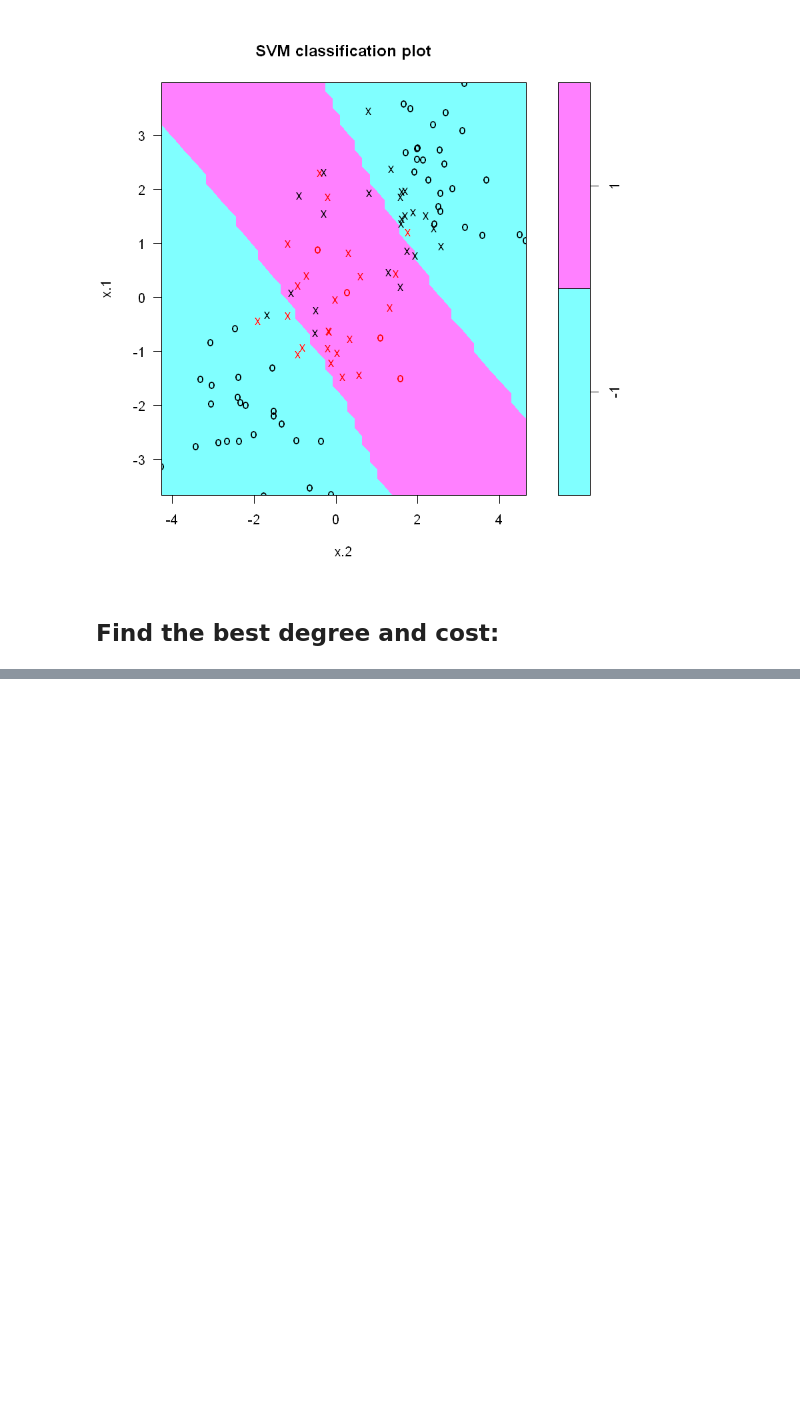
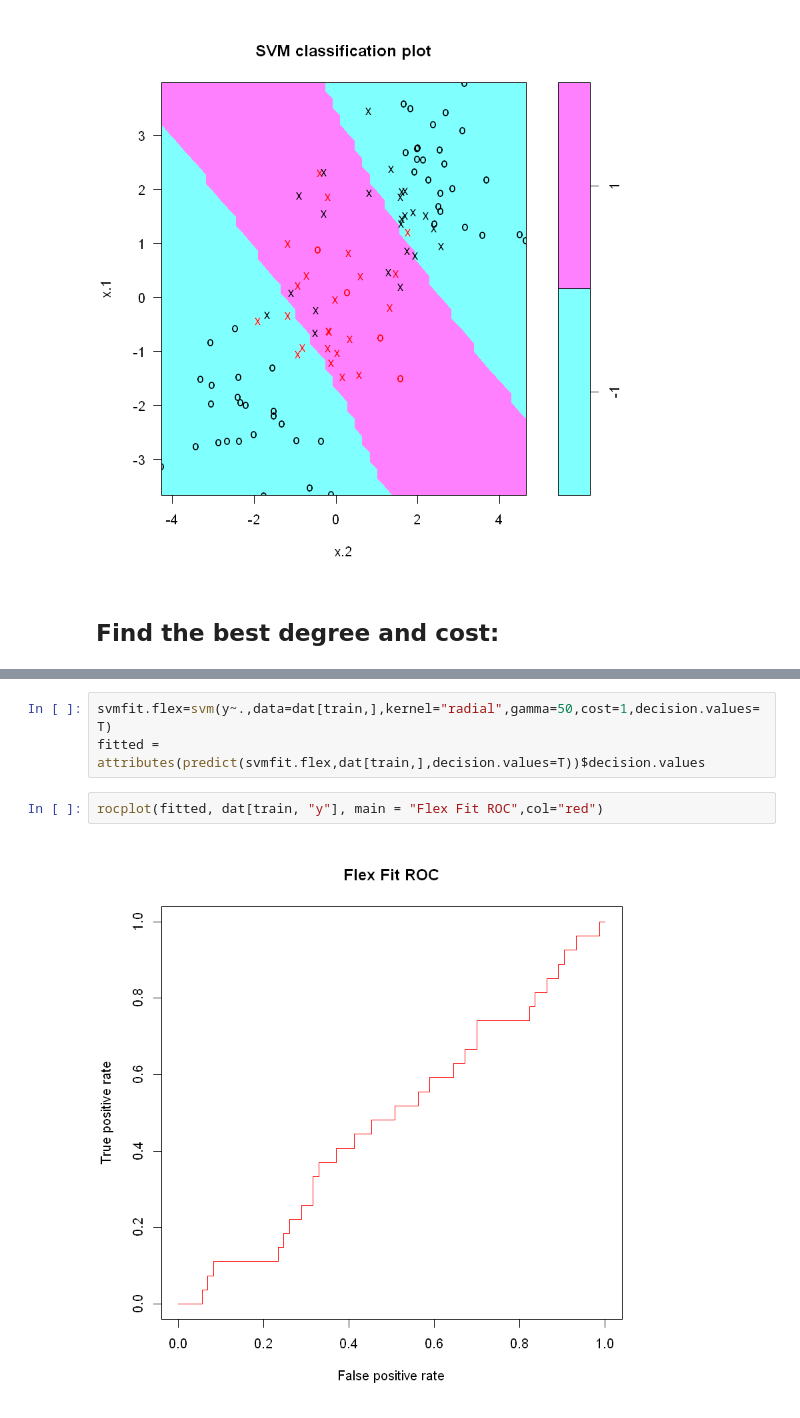
Before and after one commit to Hanel32/Data_Mining_Text_Analysis, a Jupyter notebook: 9. SVM Notebook.ipynb, the cells around one changed output, grey strips where cells are left out. Cells and saved outputs as stored; diff of their text form; blank space fills up the shorter version.

```diff
--- a/9. SVM Notebook.ipynb
+++ b/9. SVM Notebook.ipynb
@@ -347,0 +380,7 @@ ERROR: Error in table(predict = ypred, truth = dat[-train, ]): all arguments mus
+# %%
+svmfit.flex=svm(y~.,data=dat[train,],kernel="radial",gamma=50,cost=1,decision.values=T)
+fitted = attributes(predict(svmfit.flex,dat[train,],decision.values=T))$decision.values
+# %%
+rocplot(fitted, dat[train, "y"], main = "Flex Fit ROC",col="red")
+# %% [output]
+[figure, added]
```
Also changed, not shown: parts of 27 cells of this notebook.
